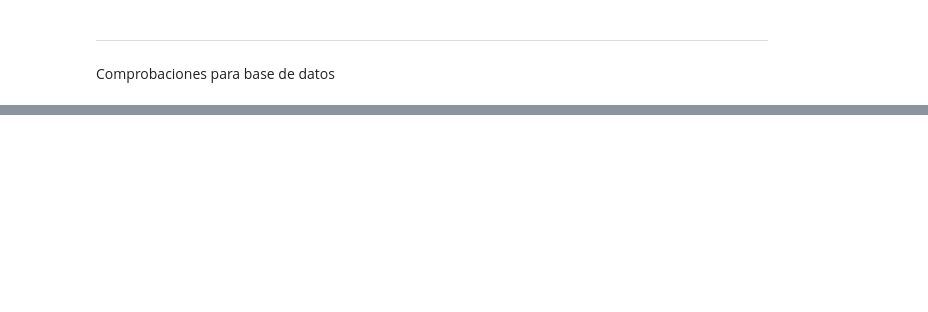
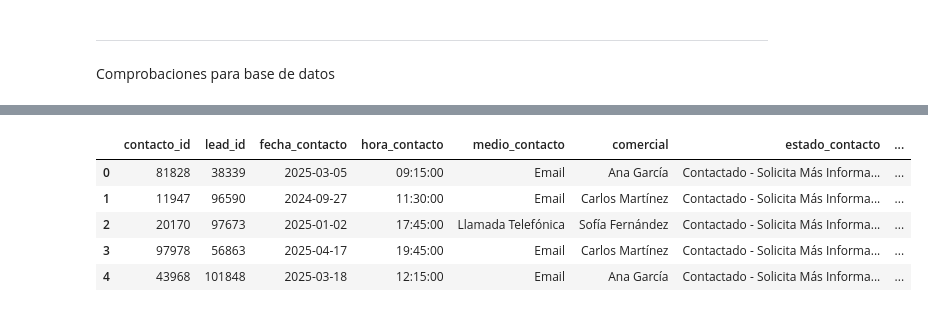
Before and after one commit to AntonioHackio/Proyecto_Final_Data, a Jupyter notebook: notebooks/Transformacion.ipynb, the cells around one changed output, grey strips where cells are left out. Cells and saved outputs as stored; diff of their text form; code cells hidden in the pictures; blank space fills up the shorter version.

```diff
--- a/notebooks/Transformacion.ipynb
+++ b/notebooks/Transformacion.ipynb
@@ -758,2 +1479,9 @@ df_seguimiento.info()
 # %%
-df_contacto.info()
+df_contacto.head()
+# %% [output]
+|  | contacto_id | lead_id | fecha_contacto | hora_contacto | medio_contacto | comercial | estado_contacto | ... |
+| 0 | 81828 | 38339 | 2025-03-05 | 09:15:00 | Email | Ana García | Contactado - Solicita Más Informa... | ... |
+| 1 | 11947 | 96590 | 2024-09-27 | 11:30:00 | Email | Carlos Martínez | Contactado - Solicita Más Informa... | ... |
+| 2 | 20170 | 97673 | 2025-01-02 | 17:45:00 | Llamada Telefónica | Sofía Fernández | Contactado - Solicita Más Informa... | ... |
+| 3 | 97978 | 56863 | 2025-04-17 | 19:45:00 | Email | Carlos Martínez | Contactado - Solicita Más Informa... | ... |
+| 4 | 43968 | 101848 | 2025-03-18 | 12:15:00 | Email | Ana García | Contactado - Solicita Más Informa... | ... |
```
Also changed, not shown: parts of 62 cells of this notebook, 6 other files.
